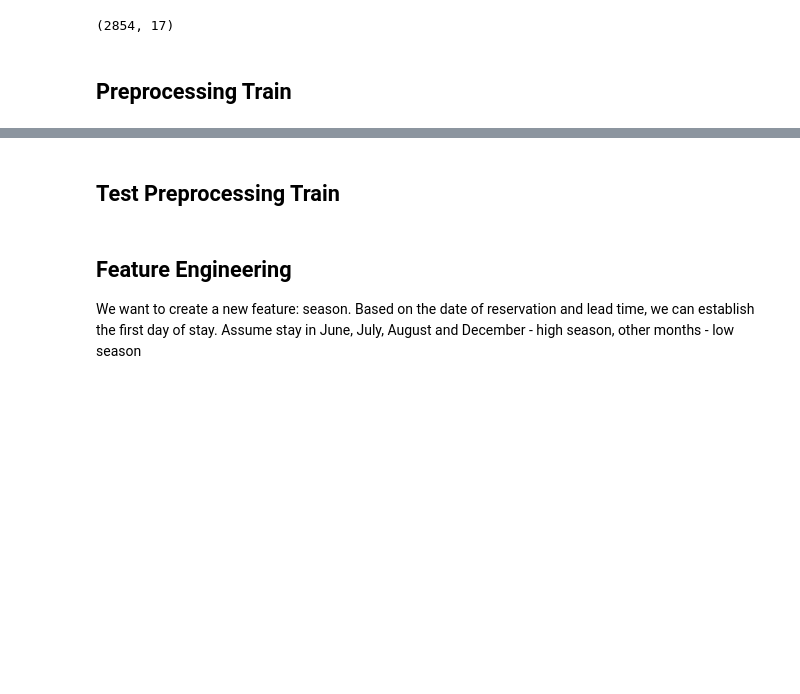
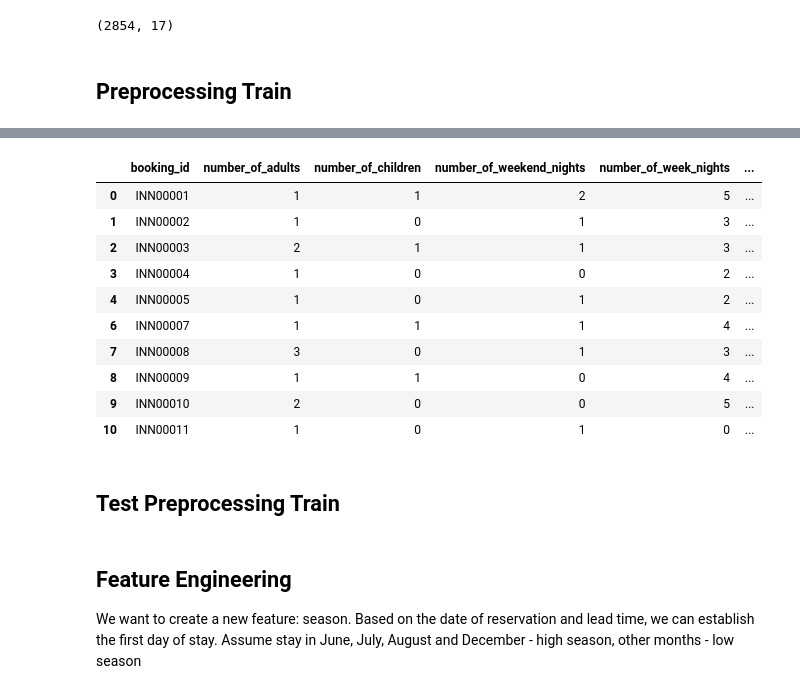
Before and after one commit to liza-no/MLOps_project, a Jupyter notebook: project_mlops/notebooks/data_unit_tests.ipynb, the cells around one changed output, grey strips where cells are left out. Drawn from its saved outputs; the diff is of its cells as text; code cells hidden in the pictures; blank space fills up the shorter version.

Commit message:
preprocessing_train updated

```diff
--- a/project_mlops/notebooks/data_unit_tests.ipynb
+++ b/project_mlops/notebooks/data_unit_tests.ipynb
@@ -336,29 +348,25 @@ from typing import Any, Dict, Tuple
 import pandas as pd
 
 def clean_data(
-    data: pd.DataFrame,
+    data: pd.DataFrame, params: Dict
 ) -> Tuple[pd.DataFrame, Dict, Dict]:
 
     df_transformed = data.copy()
 
-    # snake case names of columns
-    df_transformed.columns = df_transformed.columns.str.replace(' ', '_').str.lower()
+    # drop raws NaN values (including NaT with invalid dates if any remained)
+    df_transformed = df_transformed.dropna()
 
-    # convert date of reservation to Datetime
-    df_transformed['date_of_reservation'] = pd.to_datetime(df_transformed['date_of_reservation'], errors='coerce')
-
-    # drop raws NaN values (including NaT with invalid dates)
-    df_transformed = df_transformed.dropna()
 
     # cast repeated and car parking space as boolean
     df_transformed["car_parking_space"] = df_transformed["car_parking_space"].astype(bool)
     df_transformed["repeated"] = df_transformed["repeated"].astype(bool)
 
-    # drop invalid bookings with 0 sum of week and weekend nights
+    # drop invalid bookings (with 0 sum of week and weekend nights, 0 sum of numner of children and adults)
     df_transformed = df_transformed[~((df_transformed['number_of_week_nights'] == 0) & (df_transformed['number_of_weekend_nights'] == 0))]
+    df_transformed = df_transformed[~((df_transformed['number_of_children'] == 0) & (df_transformed['number_of_adults'] == 0))]
 
     # remove outliers
-    for cols in ["lead_time"]:
+    for cols in ["lead_time", "average_price"]:
         Q1 = df_transformed[cols].quantile(0.25)
         Q3 = df_transformed[cols].quantile(0.75)
         IQR = Q3 - Q1
@@ -366,6 +374,22 @@ def clean_data(
         filter = (df_transformed[cols] >= Q1 - 1.5 * IQR) & (df_transformed[cols] <= Q3 + 1.5 *IQR)
         df_transformed = df_transformed.loc[filter]
 
-    describe_to_dict_verified = df_transformed.describe().to_dict()
+    # drop columns deemed uninformative in EDA
+    cols_to_drop = params["preprocessing"]["drop_columns"]
+    df_transformed.drop(columns=cols_to_drop, inplace=True, errors="ignore")
+
+    # temporarily convert date_of_reservation to string to avoid JSON serialization error
+    df_temp = df_transformed.copy()
+    df_temp['date_of_reservation'] = df_temp['date_of_reservation'].astype(str)
+    describe_to_dict_verified = df_temp.describe(include='all').to_dict()
 
     return df_transformed, describe_to_dict_verified
+# %%
+params = {'preprocessing': {'drop_columns': ["car_parking_space", "repeated", "p-c", "p-not-c"]}}
+# %%
+ref_data.columns = ref_data.columns.str.replace(' ', '_').str.lower()
+ref_data['date_of_reservation'] = pd.to_datetime(ref_data['date_of_reservation'], errors='coerce')
+
+# drop raws NaN values (including NaT with invalid dates)
+ref_data = ref_data.dropna(subset=["date_of_reservation"])
+ref_data.head()
@@ -372,3 +405,17 @@ def clean_data(
+# %%
+df_clean.head(10)
+# %% [output]
+|  | booking_id | number_of_adults | number_of_children | number_of_weekend_nights | number_of_week_nights | ... |
+| 0 | INN00001 | 1 | 1 | 2 | 5 | ... |
+| 1 | INN00002 | 1 | 0 | 1 | 3 | ... |
+| 2 | INN00003 | 2 | 1 | 1 | 3 | ... |
+| 3 | INN00004 | 1 | 0 | 0 | 2 | ... |
+| 4 | INN00005 | 1 | 0 | 1 | 2 | ... |
+| 6 | INN00007 | 1 | 1 | 1 | 4 | ... |
+| 7 | INN00008 | 3 | 0 | 1 | 3 | ... |
+| 8 | INN00009 | 1 | 1 | 0 | 4 | ... |
+| 9 | INN00010 | 2 | 0 | 0 | 5 | ... |
+| 10 | INN00011 | 1 | 0 | 1 | 0 | ... |
 # %% [markdown]
 ## Test Preprocessing Train
 # %%
```
Also changed, not shown: parts of 16 cells of this notebook, 6 other files.
